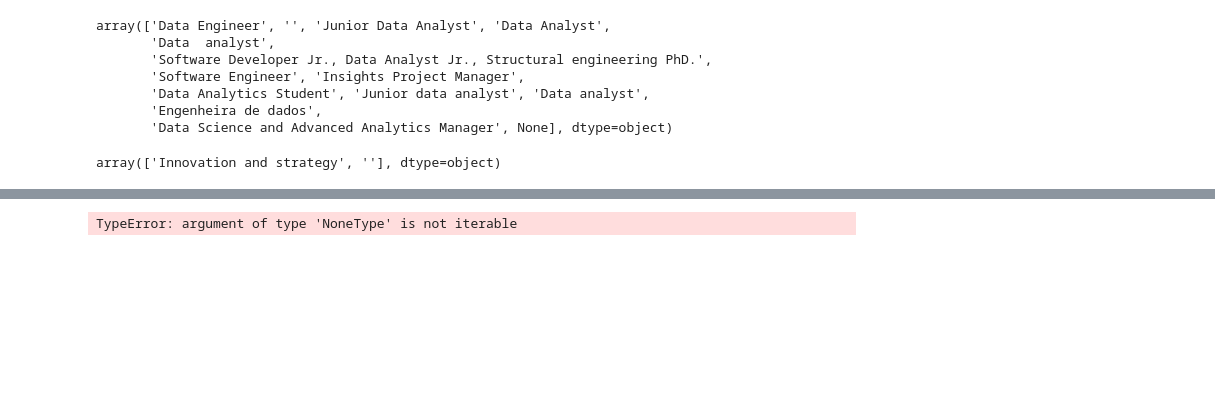
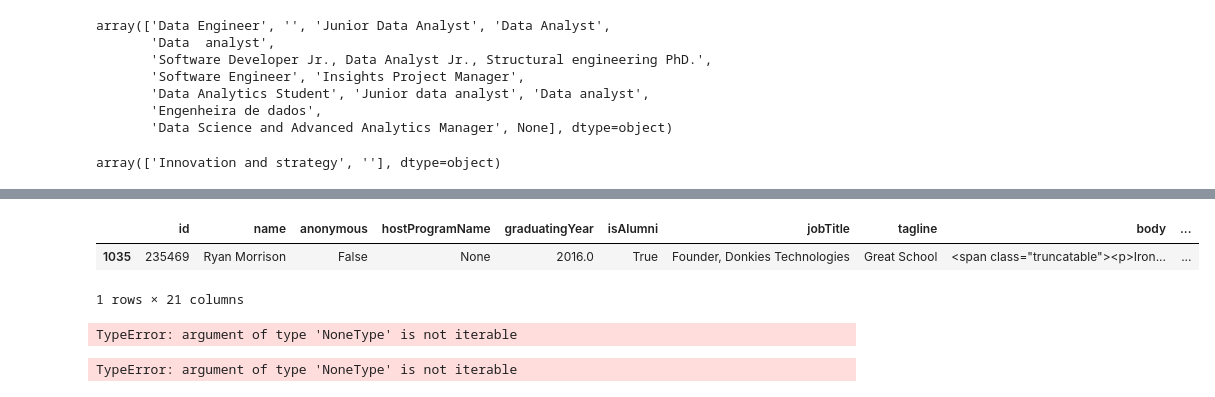
Before and after one commit to calvinhus/sql_project, a Jupyter notebook: sql_project_teste.ipynb, the cells around one changed output, grey strips where cells are left out. Saved outputs shown, nothing was run; the diff lists cells and outputs as text; code cells hidden in the pictures; blank space fills up the shorter version.

```diff
--- a/sql_project_teste.ipynb
+++ b/sql_project_teste.ipynb
@@ -141,0 +220,10 @@ array(['Innovation and strategy', ''], dtype=object)
+# %%
+def jobTitle_CS_clean(row):
+    jobTitle_CS =['analyst']
+    for element in jobTitle_CS:
+        if (element in row):
+            return 1
+        else:
+            return 0
+
+comments2['Work_inField']=comments2['jobTitle'].apply(jobTitle_CS_clean)
@@ -142 +250,20 @@ array(['Innovation and strategy', ''], dtype=object)
+# %%
+comments2[(comments2['school']=='ironhack')&((comments2['jobTitle']=='Founder, Donkies Technologies'))]
+# %% [output]
+|  | id | name | anonymous | hostProgramName | graduatingYear | isAlumni | jobTitle | tagline | body | ... |
+| 1035 | 235469 | Ryan Morrison | False | None | 2016.0 | True | Founder, Donkies Technologies | Great School | <span class="truncatable"><p>Iron... | ... |
+1 rows × 21 columns
+# %%
+jobTitle_WD =['Senior Associate', 'unemployed', 'Botcave', 'Finance Analyst', 'Program Manager', 'Estudiante', 'Therapist', 'Student', 'student',
+'Partner @Orion', 'Founder', 'Student', 'COO at Tender.co', 'Entrepreneur']
+def jobTitle_WD_clean(row):
+    for element in jobTitle_WD:
+        if element in row:
+            return 0
+        else:
+            return 1
+
+comments2['Work_inField']=comments2['jobTitle'].apply(jobTitle_WD_clean)
+# %% [output]
+TypeError: argument of type 'NoneType' is not iterable
 # %%
```
Also changed, not shown: parts of 8 cells of this notebook, 2 other files.
